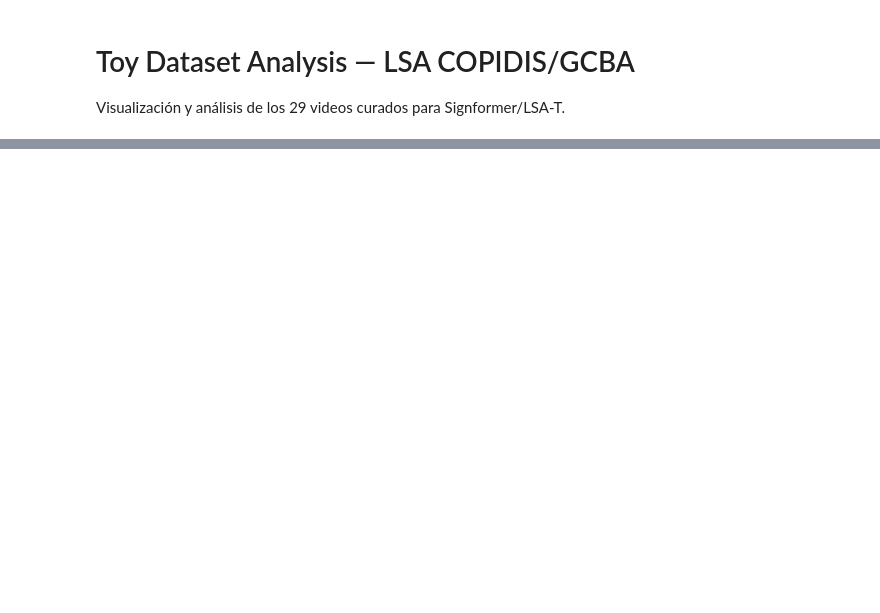
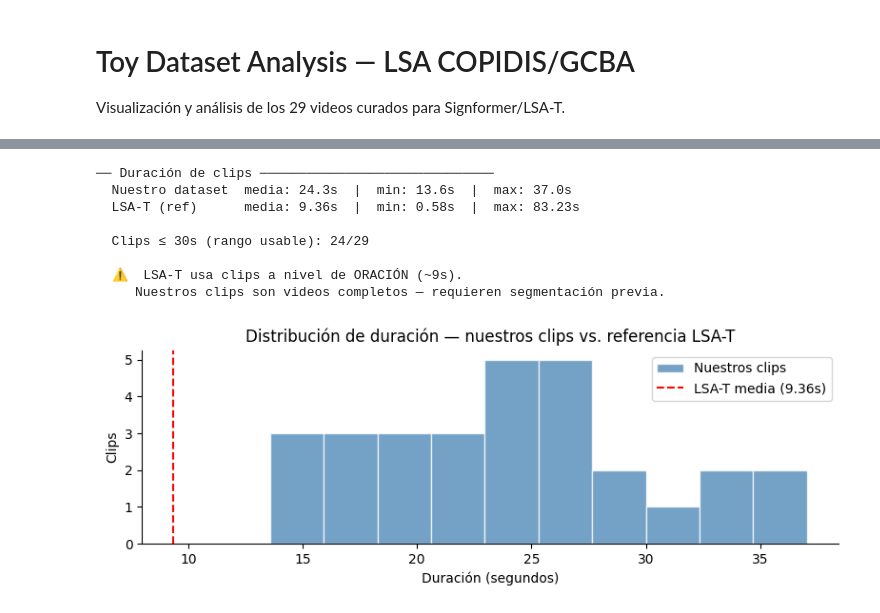
Before and after one commit to dipaolme/lsa-dataset-toolkit, a Jupyter notebook: notebooks/toy_dataset_analysis.ipynb, the cells around one changed output, grey strips where cells are left out. Saved outputs shown, nothing was run; the diff lists cells and outputs as text; code cells hidden in the pictures; blank space fills up the shorter version.

```diff
--- a/notebooks/toy_dataset_analysis.ipynb
+++ b/notebooks/toy_dataset_analysis.ipynb
@@ -43,10 +43,0 @@ Slider interactivo sobre el primer video disponible (`toy_test.json`).
-# %%
-with open(TOY_TEST_PATH) as f:
-    example_data = json.load(f)
-
-ex = example_data[0]
-print(f"ID       : {ex['id']}")
-print(f"Text     : {ex['text'][:90]}...")
-print(f"Frames   : {ex['n_frames']}")
-print(f"Intent   : {ex['metadata']['intent']}")
-print(f"Conf avg : {ex['metadata']['confidence_avg']:.3f}")
@@ -169,0 +123,35 @@ df.head()
+# %%
+LSA_T_DUR_MEAN = 9.36
+LSA_T_DUR_MIN  = 0.58
+LSA_T_DUR_MAX  = 83.23
+
+our_dur = df['duration_s']
+
+print('── Duración de clips ──────────────────────────────')
+print(f'  Nuestro dataset  media: {our_dur.mean():.1f}s  |  min: {our_dur.min():.1f}s  |  max: {our_dur.max():.1f}s')
+print(f'  LSA-T (ref)      media: {LSA_T_DUR_MEAN}s  |  min: {LSA_T_DUR_MIN}s  |  max: {LSA_T_DUR_MAX}s')
+print()
+clips_ok = (our_dur <= 30).sum()
+print(f'  Clips ≤ 30s (rango usable): {clips_ok}/{len(our_dur)}')
+print()
+print('  ⚠  LSA-T usa clips a nivel de ORACIÓN (~9s).')
+print('     Nuestros clips son videos completos — requieren segmentación previa.')
+
+fig, ax = plt.subplots(figsize=(8, 3))
+ax.hist(our_dur, bins=10, color='steelblue', alpha=0.75, edgecolor='white', label='Nuestros clips')
+ax.axvline(LSA_T_DUR_MEAN, color='red', ls='--', lw=1.5, label=f'LSA-T media ({LSA_T_DUR_MEAN}s)')
+ax.set_xlabel('Duración (segundos)'); ax.set_ylabel('Clips')
+ax.set_title('Distribución de duración — nuestros clips vs. referencia LSA-T')
+ax.legend()
+plt.tight_layout()
+plt.show()
+# %% [output]
+── Duración de clips ──────────────────────────────
+  Nuestro dataset  media: 24.3s  |  min: 13.6s  |  max: 37.0s
+  LSA-T (ref)      media: 9.36s  |  min: 0.58s  |  max: 83.23s
+
+  Clips ≤ 30s (rango usable): 24/29
+
+  ⚠  LSA-T usa clips a nivel de ORACIÓN (~9s).
+     Nuestros clips son videos completos — requieren segmentación previa.
+[figure, added]
```
Also changed, not shown: parts of 20 cells of this notebook, 27 other files.
